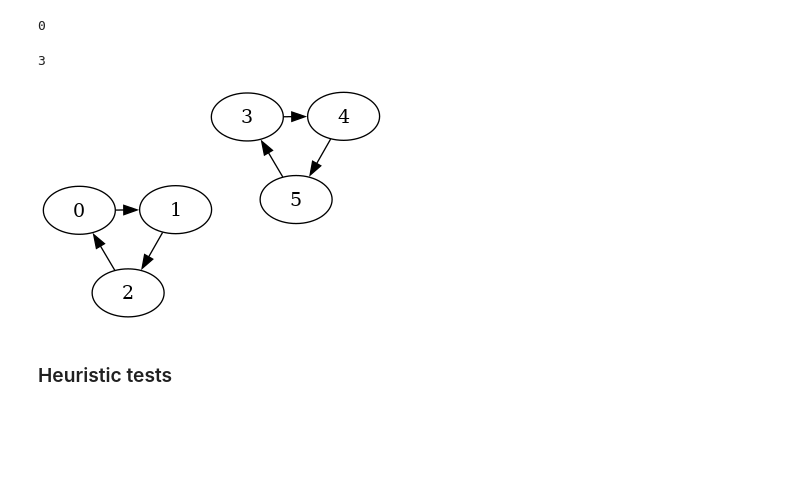
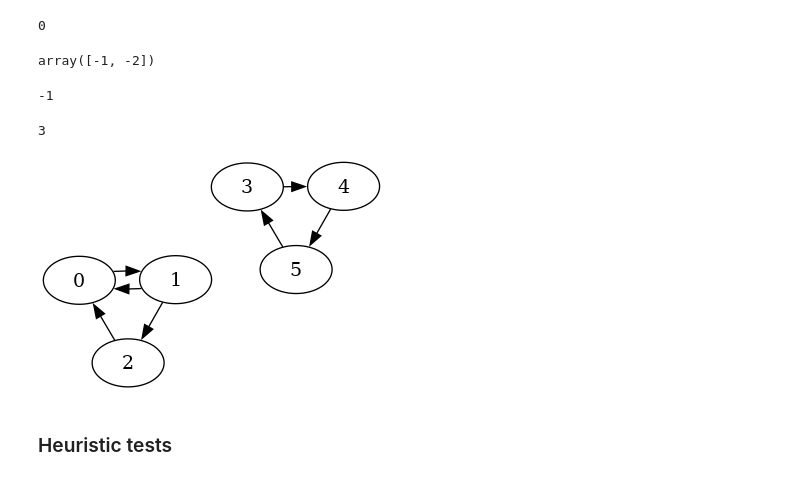
Before and after one commit to Mulundano/MonteQ, a Jupyter notebook: src/Revised_MCTS.ipynb, the cells around one changed output. Drawn from its saved outputs; the diff is of its cells as text; code cells hidden in the pictures; blank space fills up the shorter version.

```diff
--- a/src/Revised_MCTS.ipynb
+++ b/src/Revised_MCTS.ipynb
@@ -45244,16 +45244,28 @@ a = [1,1]
 a.index(1)
 # %% [output]
 0
+# %%
+import numpy as np
+
+a = np.array([0, 1])
+b = np.array([0,1])
+~a & ~b
+# %% [output]
+array([-1, -2])
+# %%
+0 | ~0
+# %% [output]
+-1
 # %%
 from qiskit.transpiler import CouplingMap
 
-cmap = CouplingMap([[0, 1], [1, 2], [2, 0], [3, 4], [4, 5], [5, 3]])
+cmap = CouplingMap([[0, 1],[1,0], [1, 2], [2, 0], [3, 4], [4, 5], [5, 3]])
 component_cmaps = cmap.connected_components()
 print(component_cmaps[1].graph[0])
 cmap.draw()
 # %% [output]
 3
-[figure, old version]
+[figure, new version]
 # %%
 def heuristic(tableau, ndx, ndx_list, coupling_map):
     '''
```
